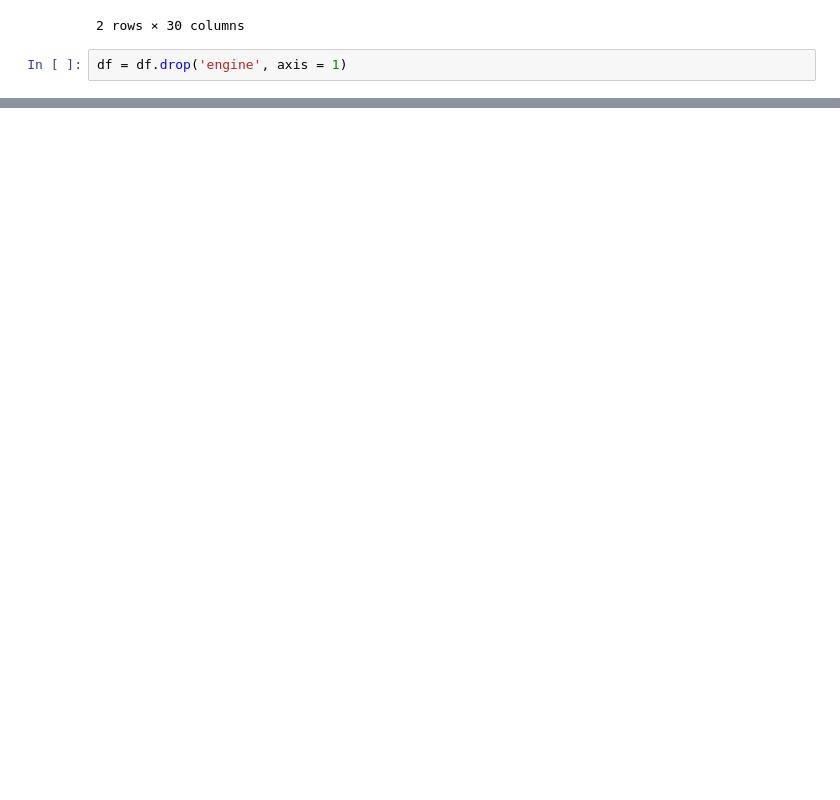
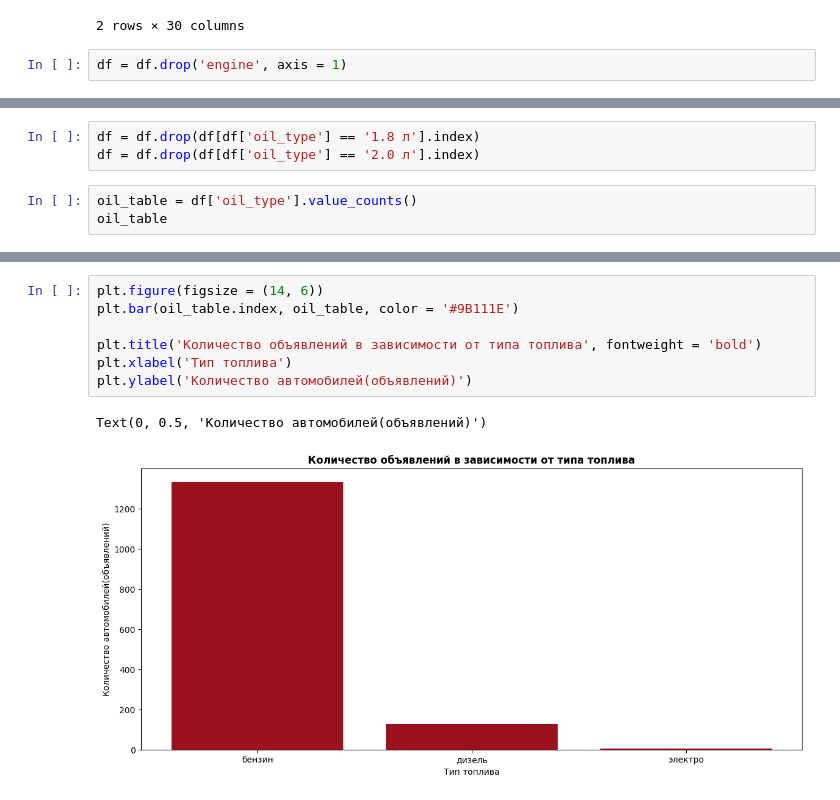
Before and after one commit to Shelb0rne/gp_2, a Jupyter notebook: EDA/ГП_2_EDA_9.ipynb, the cells around one changed output, grey strips where cells are left out. Cells and saved outputs as stored; diff of their text form; blank space fills up the shorter version.

```diff
--- a/EDA/ГП_2_EDA_UNI.ipynb
+++ b/EDA/ГП_2_EDA_9.ipynb
@@ -950,0 +944,6 @@ df[df['mileage'].isnull()]
+# %%
+df = df.drop(df[df['oil_type'] == '1.8 л'].index)
+df = df.drop(df[df['oil_type'] == '2.0 л'].index)
+# %%
+oil_table = df['oil_type'].value_counts()
+oil_table
@@ -950,0 +957,10 @@ df[df['mileage'].isnull()]
+# %%
+plt.figure(figsize = (14, 6))
+plt.bar(oil_table.index, oil_table, color = '#9B111E')
+
+plt.title('Количество объявлений в зависимости от типа топлива', fontweight = 'bold')
+plt.xlabel('Тип топлива')
+plt.ylabel('Количество автомобилей(объявлений)')
+# %% [output]
+Text(0, 0.5, 'Количество автомобилей(объявлений)')
+[figure, added]
```
Also changed, not shown: parts of 23 cells of this notebook, 2 other files.
